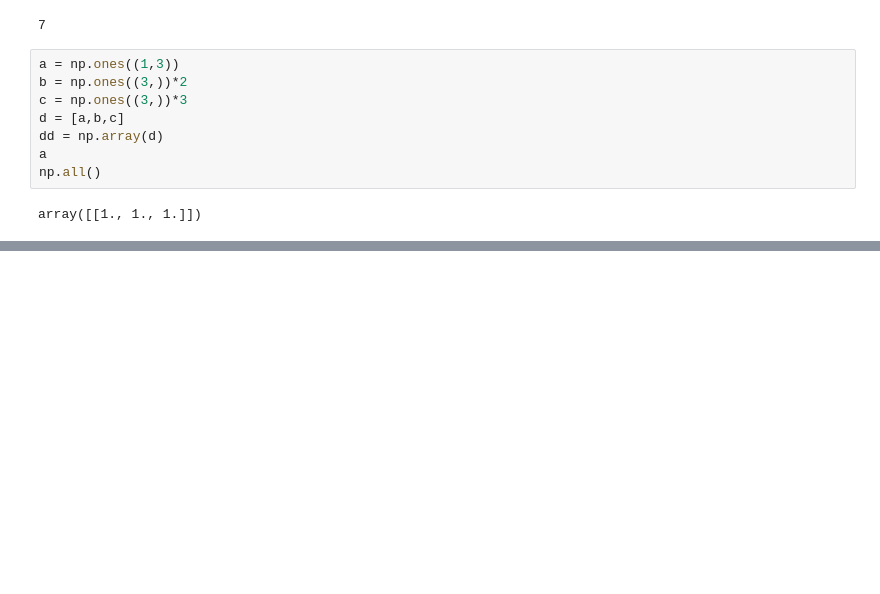
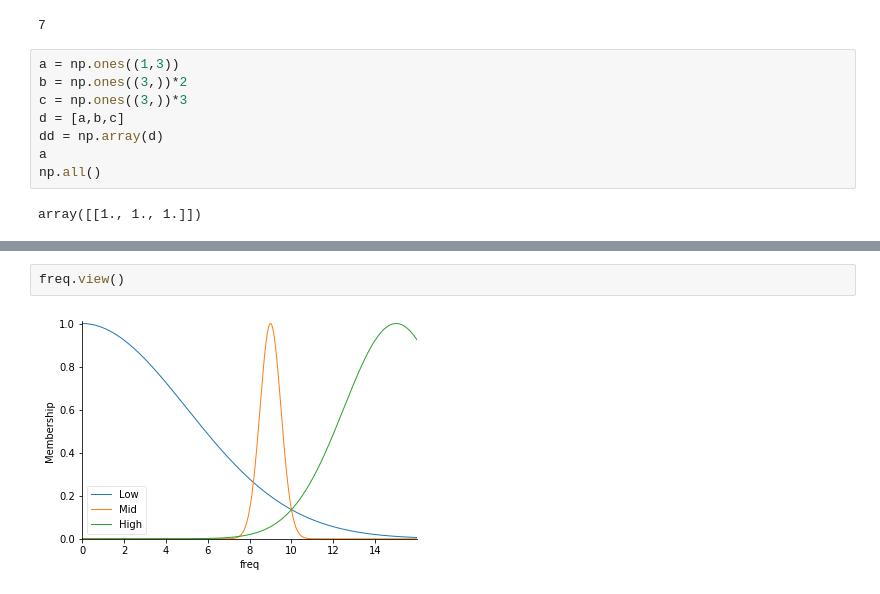
Before and after one commit to mehdikuchi/FuzzyNN, a Jupyter notebook: Fuzzy Sorting Simulation.ipynb, the cells around one changed output, grey strips where cells are left out. Drawn from its saved outputs; the diff is of its cells as text; blank space fills up the shorter version.

```diff
--- a/Fuzzy Sorting Simulation.ipynb
+++ b/Fuzzy Sorting Simulation.ipynb
@@ -281,0 +324,4 @@ array([[0., 1.],
+# %%
+freq.view()
+# %% [output]
+[figure, added]
```
Also changed, not shown: parts of 6 cells of this notebook.
